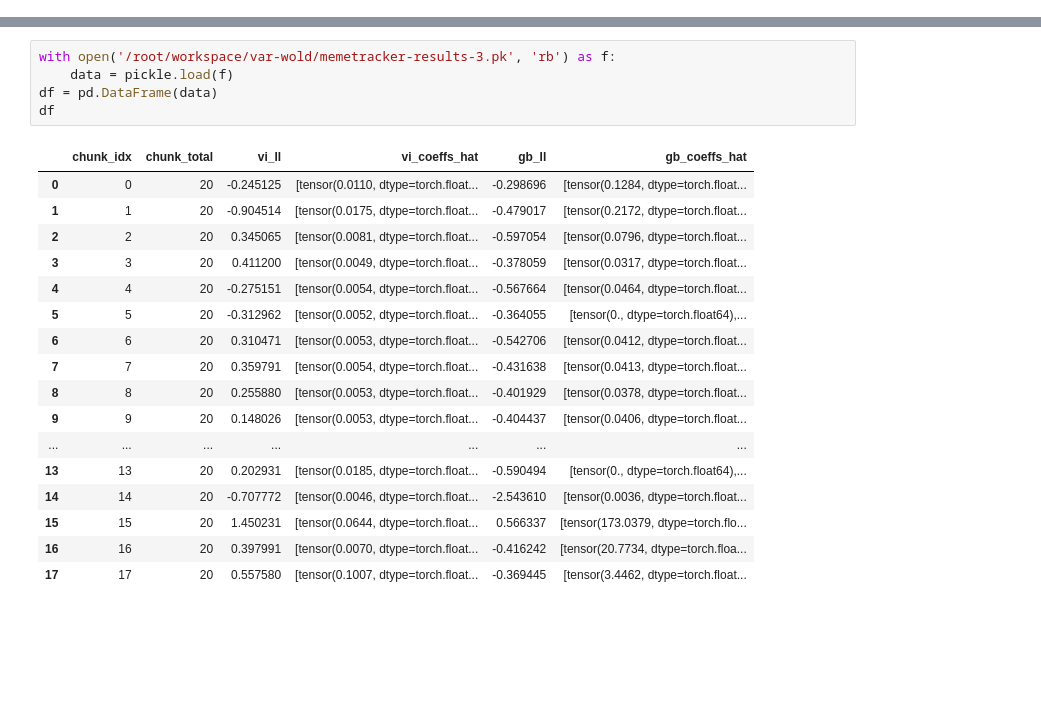
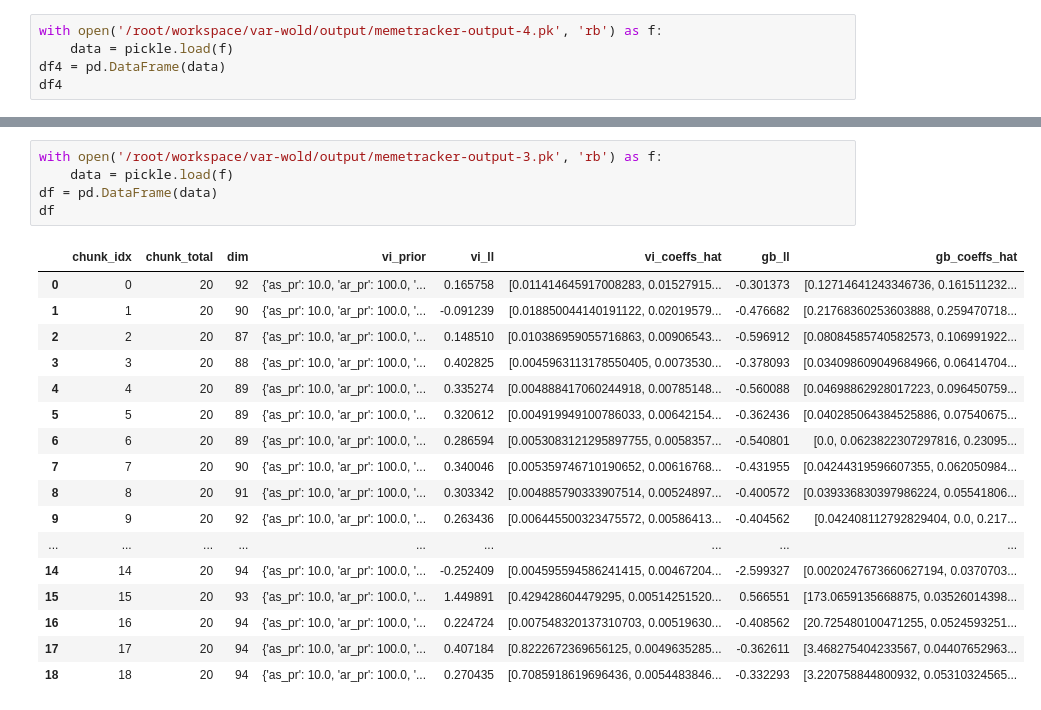
Before and after one commit to trouleau/var-wold, a Jupyter notebook: notebook/real-datasets/3.2-wt-memetracker-output.ipynb, the cells around one changed output, grey strips where cells are left out. Saved outputs shown, nothing was run; the diff lists cells and outputs as text; blank space fills up the shorter version.

```diff
--- a/notebook/real-datasets/3.2-wt-memetracker-output.ipynb
+++ b/notebook/real-datasets/3.2-wt-memetracker-output.ipynb
@@ -7,0 +12,5 @@ import pickle
+# %%
+with open('/root/workspace/var-wold/output/memetracker-output-4.pk', 'rb') as f:
+    data = pickle.load(f)
+df4 = pd.DataFrame(data)
+df4
@@ -8,23 +35,23 @@ import pickle
 # %%
-with open('/root/workspace/var-wold/memetracker-results-3.pk', 'rb') as f:
+with open('/root/workspace/var-wold/output/memetracker-output-3.pk', 'rb') as f:
     data = pickle.load(f)
 df = pd.DataFrame(data)
 df
 # %% [output]
-|  | chunk_idx | chunk_total | vi_ll | vi_coeffs_hat | gb_ll | gb_coeffs_hat |
-| 0 | 0 | 20 | -0.245125 | [tensor(0.0110, dtype=torch.float... | -0.298696 | [tensor(0.1284, dtype=torch.float... |
-| 1 | 1 | 20 | -0.904514 | [tensor(0.0175, dtype=torch.float... | -0.479017 | [tensor(0.2172, dtype=torch.float... |
-| 2 | 2 | 20 | 0.345065 | [tensor(0.0081, dtype=torch.float... | -0.597054 | [tensor(0.0796, dtype=torch.float... |
-| 3 | 3 | 20 | 0.411200 | [tensor(0.0049, dtype=torch.float... | -0.378059 | [tensor(0.0317, dtype=torch.float... |
-| 4 | 4 | 20 | -0.275151 | [tensor(0.0054, dtype=torch.float... | -0.567664 | [tensor(0.0464, dtype=torch.float... |
-| 5 | 5 | 20 | -0.312962 | [tensor(0.0052, dtype=torch.float... | -0.364055 | [tensor(0., dtype=torch.float64),... |
-| 6 | 6 | 20 | 0.310471 | [tensor(0.0053, dtype=torch.float... | -0.542706 | [tensor(0.0412, dtype=torch.float... |
-| 7 | 7 | 20 | 0.359791 | [tensor(0.0054, dtype=torch.float... | -0.431638 | [tensor(0.0413, dtype=torch.float... |
-| 8 | 8 | 20 | 0.255880 | [tensor(0.0053, dtype=torch.float... | -0.401929 | [tensor(0.0378, dtype=torch.float... |
-| 9 | 9 | 20 | 0.148026 | [tensor(0.0053, dtype=torch.float... | -0.404437 | [tensor(0.0406, dtype=torch.float... |
-| ... | ... | ... | ... | ... | ... | ... |
-| 13 | 13 | 20 | 0.202931 | [tensor(0.0185, dtype=torch.float... | -0.590494 | [tensor(0., dtype=torch.float64),... |
-| 14 | 14 | 20 | -0.707772 | [tensor(0.0046, dtype=torch.float... | -2.543610 | [tensor(0.0036, dtype=torch.float... |
-| 15 | 15 | 20 | 1.450231 | [tensor(0.0644, dtype=torch.float... | 0.566337 | [tensor(173.0379, dtype=torch.flo... |
-| 16 | 16 | 20 | 0.397991 | [tensor(0.0070, dtype=torch.float... | -0.416242 | [tensor(20.7734, dtype=torch.floa... |
-| 17 | 17 | 20 | 0.557580 | [tensor(0.1007, dtype=torch.float... | -0.369445 | [tensor(3.4462, dtype=torch.float... |
+|  | chunk_idx | chunk_total | dim | vi_prior | vi_ll | vi_coeffs_hat | gb_ll | gb_coeffs_hat |
+| 0 | 0 | 20 | 92 | {'as_pr': 10.0, 'ar_pr': 100.0, '... | 0.165758 | [0.011414645917008283, 0.01527915... | -0.301373 | [0.12714641243346736, 0.161511232... |
+| 1 | 1 | 20 | 90 | {'as_pr': 10.0, 'ar_pr': 100.0, '... | -0.091239 | [0.018850044140191122, 0.02019579... | -0.476682 | [0.21768360253603888, 0.259470718... |
+| 2 | 2 | 20 | 87 | {'as_pr': 10.0, 'ar_pr': 100.0, '... | 0.148510 | [0.010386959055716863, 0.00906543... | -0.596912 | [0.08084585740582573, 0.106991922... |
+| 3 | 3 | 20 | 88 | {'as_pr': 10.0, 'ar_pr': 100.0, '... | 0.402825 | [0.0045963113178550405, 0.0073530... | -0.378093 | [0.034098609049684966, 0.06414704... |
+| 4 | 4 | 20 | 89 | {'as_pr': 10.0, 'ar_pr': 100.0, '... | 0.335274 | [0.004888417060244918, 0.00785148... | -0.560088 | [0.04698862928017223, 0.096450759... |
+| 5 | 5 | 20 | 89 | {'as_pr': 10.0, 'ar_pr': 100.0, '... | 0.320612 | [0.004919949100786033, 0.00642154... | -0.362436 | [0.040285064384525886, 0.07540675... |
+| 6 | 6 | 20 | 89 | {'as_pr': 10.0, 'ar_pr': 100.0, '... | 0.286594 | [0.0053083121295897755, 0.0058357... | -0.540801 | [0.0, 0.0623822307297816, 0.23095... |
+| 7 | 7 | 20 | 90 | {'as_pr': 10.0, 'ar_pr': 100.0, '... | 0.340046 | [0.005359746710190652, 0.00616768... | -0.431955 | [0.04244319596607355, 0.062050984... |
+| 8 | 8 | 20 | 91 | {'as_pr': 10.0, 'ar_pr': 100.0, '... | 0.303342 | [0.004885790333907514, 0.00524897... | -0.400572 | [0.039336830397986224, 0.05541806... |
+| 9 | 9 | 20 | 92 | {'as_pr': 10.0, 'ar_pr': 100.0, '... | 0.263436 | [0.006445500323475572, 0.00586413... | -0.404562 | [0.042408112792829404, 0.0, 0.217... |
+| ... | ... | ... | ... | ... | ... | ... | ... | ... |
+| 14 | 14 | 20 | 94 | {'as_pr': 10.0, 'ar_pr': 100.0, '... | -0.252409 | [0.004595594586241415, 0.00467204... | -2.599327 | [0.0020247673660627194, 0.0370703... |
+| 15 | 15 | 20 | 93 | {'as_pr': 10.0, 'ar_pr': 100.0, '... | 1.449891 | [0.429428604479295, 0.00514251520... | 0.566551 | [173.0659135668875, 0.03526014398... |
+| 16 | 16 | 20 | 94 | {'as_pr': 10.0, 'ar_pr': 100.0, '... | 0.224724 | [0.007548320137310703, 0.00519630... | -0.408562 | [20.725480100471255, 0.0524593251... |
+| 17 | 17 | 20 | 94 | {'as_pr': 10.0, 'ar_pr': 100.0, '... | 0.407184 | [0.8222672369656125, 0.0049635285... | -0.362611 | [3.468275404233567, 0.04407652963... |
+| 18 | 18 | 20 | 94 | {'as_pr': 10.0, 'ar_pr': 100.0, '... | 0.270435 | [0.7085918619696436, 0.0054483846... | -0.332293 | [3.220758844800932, 0.05310324565... |
```
Also changed, not shown: parts of 20 cells of this notebook, 4 other files.
